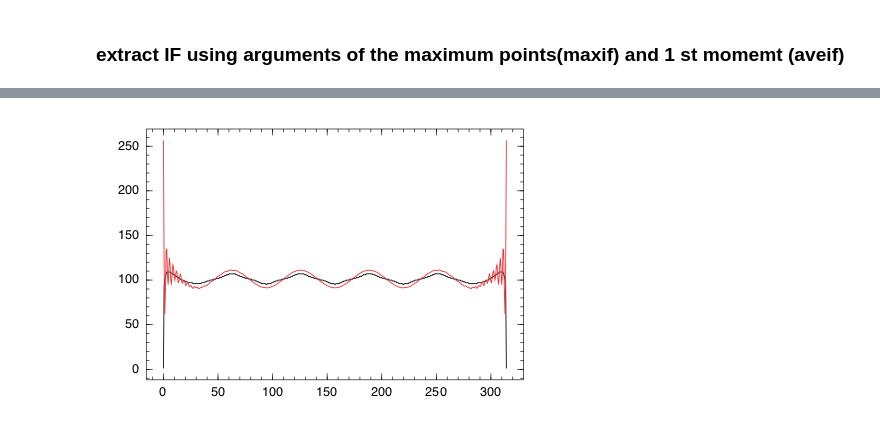
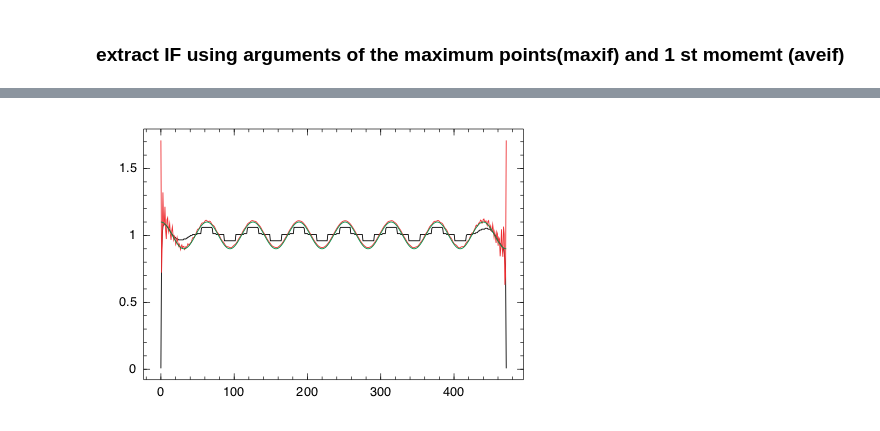
Before and after one commit to HajimeKawahara/juwvid, a Jupyter notebook: sample.ipynb, the cells around one changed output, grey strips where cells are left out. Cells and saved outputs as stored; diff of their text form; code cells hidden in the pictures.

```diff
--- a/sample.ipynb
+++ b/sample.ipynb
@@ -11,5 +12,5 @@ sampledata
 # %%
 import sampledata
 # %%
-x,y=sampledata.genfm(512,1.0,0.1)
+x,y,iw,ynorm=sampledata.genfm(512,1.0,0.1,1.0,150pi)
 # %% [output]
@@ -27,4 +26,4 @@ import cohenclass
 # %%
 import DSP
 # %%
-ya=DSP.Util.hilbert(y);
+z=conj((DSP.Util.hilbert(y))');
@@ -49,7 +43,7 @@ imagesc(tfr)
 # %% [markdown]
 ### pseudo Wigner-Ville distribution using the Hamming window
 # %%
-tfrp=cohenclass.tfrpwv(y);
+tfrp=cohenclass.tfrpwv(z);
 # %% [output]
 Sizes of x and t
 (1,512)
@@ -97,6 +85,6 @@ indfp=extif.maxif(tfrp);
 # %%
 indfpa=extif.aveif(tfrp);
 # %%
-display(plot(x,indfp,x,indfpa))
+display(plot(x,indfp*ynorm,x,indfpa*ynorm,x,iw))
 # %% [output]
-[figure, old version]
+[figure, new version]
```
Also changed, not shown: parts of 14 cells of this notebook, 1 other file.
